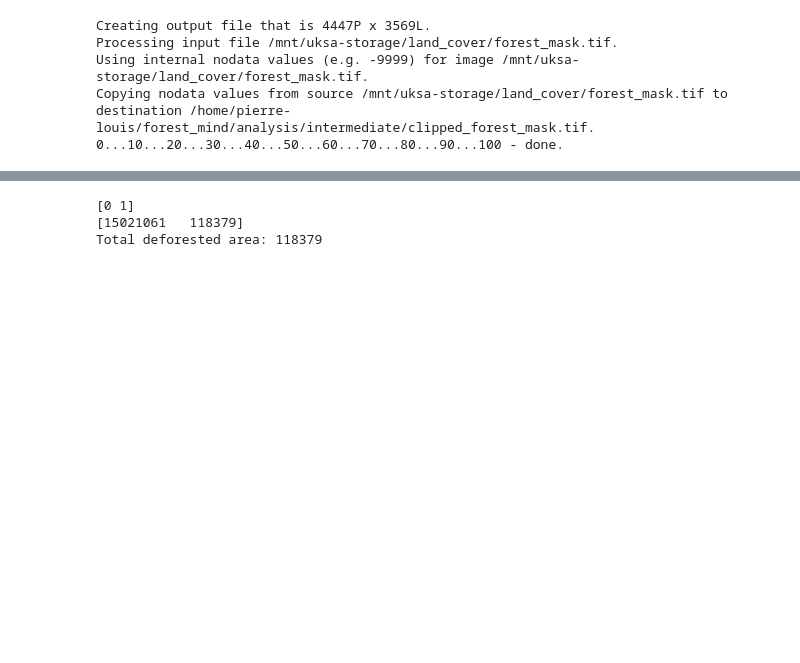
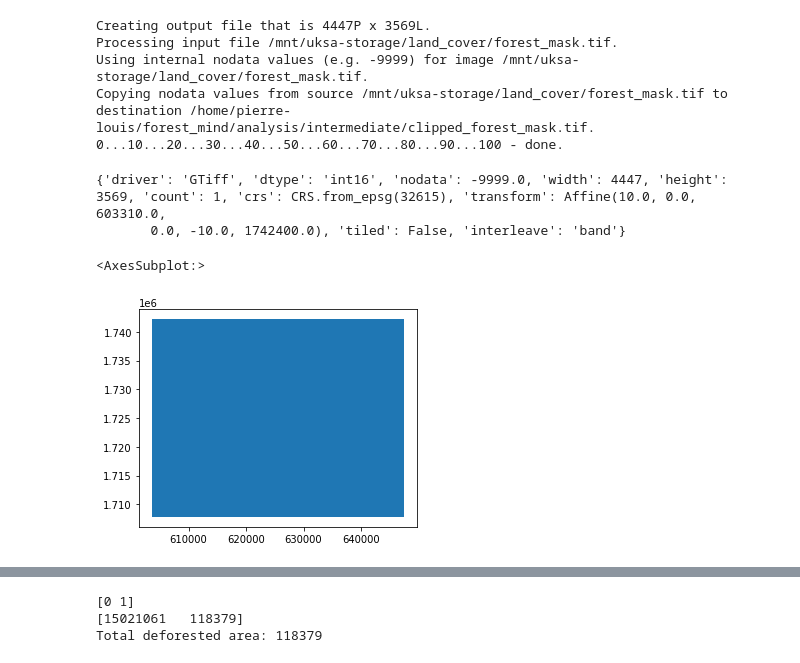
Before and after one commit to pantonar/forest_mind, a Jupyter notebook: analysis/Sense checking deforestation data.ipynb, the cells around one changed output, grey strips where cells are left out. Cells and saved outputs as stored; diff of their text form; code cells hidden in the pictures; blank space fills up the shorter version.

```diff
--- a/analysis/Sense checking deforestation data.ipynb
+++ b/analysis/Sense checking deforestation data.ipynb
@@ -188,3 +189,13 @@ Processing input file /mnt/uksa-storage/land_cover/forest_mask.tif.
 Using internal nodata values (e.g. -9999) for image /mnt/uksa-storage/land_cover/forest_mask.tif.
 Copying nodata values from source /mnt/uksa-storage/land_cover/forest_mask.tif to destination /home/pierre-louis/forest_mind/analysis/intermediate/clipped_forest_mask.tif.
 0...10...20...30...40...50...60...70...80...90...100 - done.
+# %%
+## Weirdly this did not work, so had to use other approach with -crop_to_cutline and a shapefile
+ds = gdal.Open('/mnt/uksa-storage/land_cover/forest_mask.tif')
+ds = gdal.Translate('/home/pierre-louis/forest_mind/analysis/intermediate/clipped_forest_mask.tif', ds, projWin = [x_min, y_min, x_max, y_max])
+ds = None
+test = rasterio.open('/home/pierre-louis/forest_mind/analysis/intermediate/clipped_forest_mask.tif')
+test.profile
+# %% [output]
+{'driver': 'GTiff', 'dtype': 'int16', 'nodata': -9999.0, 'width': 4447, 'height': 3569, 'count': 1, 'crs': CRS.from_epsg(32615), 'transform': Affine(10.0, 0.0, 603310.0,
+       0.0, -10.0, 1742400.0), 'tiled': False, 'interleave': 'band'}
@@ -190,0 +209,6 @@ Copying nodata values from source /mnt/uksa-storage/land_cover/forest_mask.tif t
+# %%
+# plot cutline shapefile
+gpd.read_file('cutline.shp').plot()
+# %% [output]
+<AxesSubplot:>
+[figure, added]
```
Also changed, not shown: parts of 25 cells of this notebook.
